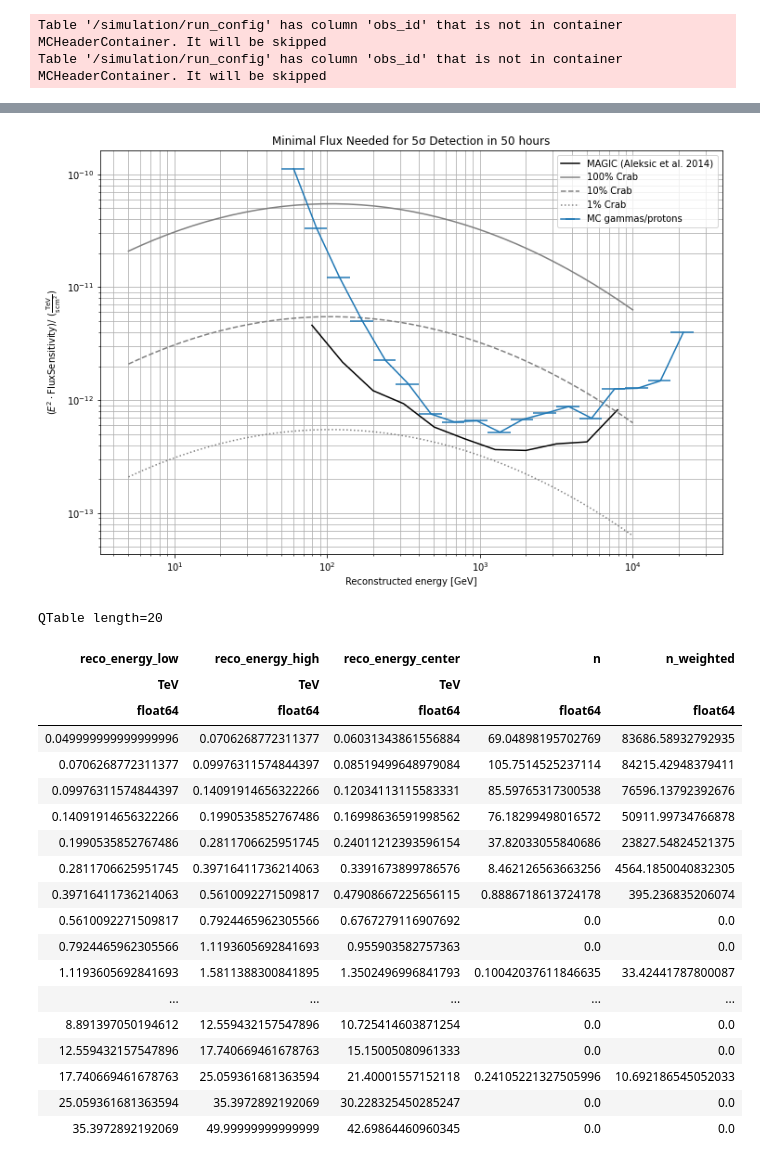
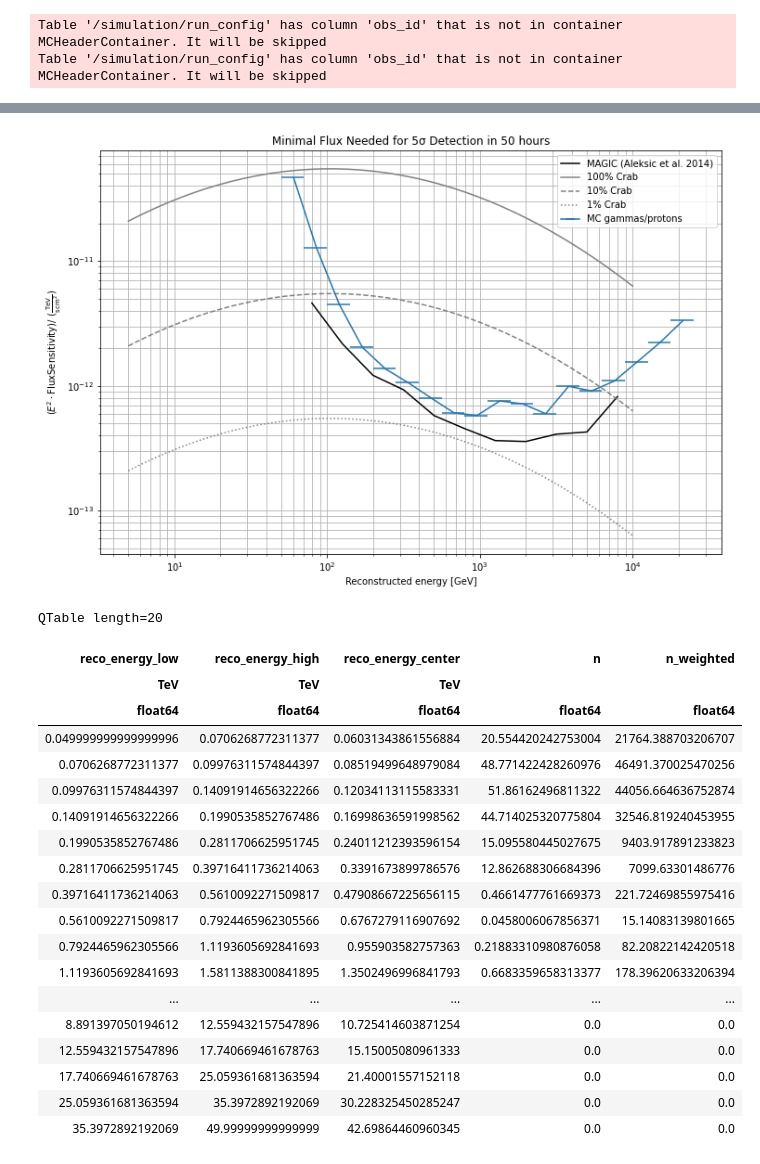
Before and after one commit to cta-sst-1m/cta-lstchain, a Jupyter notebook: lstchain/scripts/proposed_chain/scripts/compute_sensitivity/mabel/standard_notebook.ipynb, the cells around one changed output, grey strips where cells are left out. Cells and saved outputs as stored; diff of their text form; code cells hidden in the pictures.

```diff
--- a/lstchain/scripts/proposed_chain/scripts/compute_sensitivity/mabel/standard_notebook.ipynb
+++ b/lstchain/scripts/proposed_chain/scripts/compute_sensitivity/mabel/standard_notebook.ipynb
@@ -139,9 +138,14 @@ EMAX=50  #TeV
 INTENSITY_CUT = 100
 LEAKAGE2_CUT = 0.2
 # %%
-path_to_data = '/fefs/aswg/workspace/david.miranda/data/prod5/dl2/lstchain_v.0.6.3/mono-lst-sipm-pmma-3ns/50.50/intensity_200_leakage_0.2'
+# --dl2_gamma_test /Users/davidsudm/Desktop/dl2_files/data/dl2_gamma_on_merge.h5
+# --dl2_proton_test /Users/davidsudm/Desktop/dl2_files/data/dl2_proton_merge_test.h5
+# --output_dir /Users/davidsudm/Desktop/dl2_files/david
+# --intensity_cut 200 --leakage_cut 0.2
 
-file_gammas = os.path.join(path_to_data, 'dl2_gamma_on_merge_test.h5')
+path_to_data = '/Users/davidsudm/Desktop/dl2_files/data/'
+
+file_gammas = os.path.join(path_to_data, 'dl2_gamma_on_merge.h5')
 file_protons = os.path.join(path_to_data, 'dl2_proton_merge_test.h5')
 
 #file_on = "/home/queenmab/DATA/LST/ON/Run2007_on.h5"
@@ -342,35 +347,35 @@ e = sensitivity_mc['reco_energy_center']
 
 s_mc = (e**2 * sensitivity_mc['flux_sensitivity'])
 
 plt.errorbar(
     e.to_value(u.GeV),
     s_mc.to_value(unit),
     xerr=(sensitivity_mc['reco_energy_high'] - sensitivity_mc['reco_energy_low']).to_value(u.GeV) / 2,
     label='MC gammas/protons',
     )
 
 #Plot magic sensitivity
-s = np.loadtxt('/home/david.miranda/software/cta-lstchain_v.0.6.3/lstchain/spectra/data/magic_sensitivity.txt', skiprows = 1)
+s = np.loadtxt('/Users/davidsudm/software/cta-lstchain_sipm.v.0.6.3/lstchain/spectra/data/magic_sensitivity.txt', skiprows = 1)
 ax.loglog(s[:,0], s[:,3] * np.power(s[:,0]/ 1e3, 2),
               color = 'black', label = 'MAGIC (Aleksic et al. 2014)')
 
 #Plot Crab SED
 plot_utils.plot_Crab_SED(ax, 100, 5*u.GeV, 1e4*u.GeV, label="100% Crab") #Energy in GeV
 plot_utils.plot_Crab_SED(ax, 10, 5*u.GeV, 1e4*u.GeV, linestyle='--', label="10% Crab") #Energy in GeV
 plot_utils.plot_Crab_SED(ax, 1, 5*u.GeV, 1e4*u.GeV, linestyle=':', label="1% Crab") #Energy in GeV
 
 
 # Style settings
 plt.title('Minimal Flux Needed for 5σ Detection in 50 hours')
 plt.xscale("log")
 plt.yscale("log")
 plt.xlabel("Reconstructed energy [GeV]")
 plt.ylabel(rf"$(E^2 \cdot \mathrm{{Flux Sensitivity}}) /$ ({unit.to_string('latex')})")
 plt.grid(which="both")
 plt.legend()
 plt.show()
 # %% [output]
-[figure, old version]
+[figure, new version]
 # %%
 proton_hist
 # %% [output]
@@ -378,20 +383,20 @@ QTable length=20
 | reco_energy_low | reco_energy_high | reco_energy_center | n | n_weighted |
 | TeV | TeV | TeV |  |  |
 | float64 | float64 | float64 | float64 | float64 |
-| 0.049999999999999996 | 0.0706268772311377 | 0.06031343861556884 | 69.04898195702769 | 83686.58932792935 |
-| 0.0706268772311377 | 0.09976311574844397 | 0.08519499648979084 | 105.7514525237114 | 84215.42948379411 |
-| 0.09976311574844397 | 0.14091914656322266 | 0.12034113115583331 | 85.59765317300538 | 76596.13792392676 |
-| 0.14091914656322266 | 0.1990535852767486 | 0.16998636591998562 | 76.18299498016572 | 50911.99734766878 |
-| 0.1990535852767486 | 0.2811706625951745 | 0.24011212393596154 | 37.82033055840686 | 23827.54824521375 |
-| 0.2811706625951745 | 0.39716411736214063 | 0.3391673899786576 | 8.462126563663256 | 4564.1850040832305 |
-| 0.39716411736214063 | 0.5610092271509817 | 0.47908667225656115 | 0.8886718613724178 | 395.236835206074 |
-| 0.5610092271509817 | 0.7924465962305566 | 0.6767279116907692 | 0.0 | 0.0 |
-| 0.7924465962305566 | 1.1193605692841693 | 0.955903582757363 | 0.0 | 0.0 |
-| 1.1193605692841693 | 1.5811388300841895 | 1.3502496996841793 | 0.10042037611846635 | 33.42441787800087 |
+| 0.049999999999999996 | 0.0706268772311377 | 0.06031343861556884 | 20.554420242753004 | 21764.388703206707 |
+| 0.0706268772311377 | 0.09976311574844397 | 0.08519499648979084 | 48.771422428260976 | 46491.370025470256 |
+| 0.09976311574844397 | 0.14091914656322266 | 0.12034113115583331 | 51.86162496811322 | 44056.664636752874 |
+| 0.14091914656322266 | 0.1990535852767486 | 0.16998636591998562 | 44.714025320775804 | 32546.819240453955 |
+| 0.1990535852767486 | 0.2811706625951745 | 0.24011212393596154 | 15.095580445027675 | 9403.917891233823 |
+| 0.2811706625951745 | 0.39716411736214063 | 0.3391673899786576 | 12.862688306684396 | 7099.63301486776 |
+| 0.39716411736214063 | 0.5610092271509817 | 0.47908667225656115 | 0.4661477761669373 | 221.72469855975416 |
+| 0.5610092271509817 | 0.7924465962305566 | 0.6767279116907692 | 0.0458006067856371 | 15.14083139801665 |
+| 0.7924465962305566 | 1.1193605692841693 | 0.955903582757363 | 0.21883310980876058 | 82.20822142420518 |
+| 1.1193605692841693 | 1.5811388300841895 | 1.3502496996841793 | 0.6683359658313377 | 178.39620633206394 |
 | ... | ... | ... | ... | ... |
 | 8.891397050194612 | 12.559432157547896 | 10.725414603871254 | 0.0 | 0.0 |
 | 12.559432157547896 | 17.740669461678763 | 15.15005080961333 | 0.0 | 0.0 |
-| 17.740669461678763 | 25.059361681363594 | 21.40001557152118 | 0.24105221327505996 | 10.692186545052033 |
+| 17.740669461678763 | 25.059361681363594 | 21.40001557152118 | 0.0 | 0.0 |
 | 25.059361681363594 | 35.3972892192069 | 30.228325450285247 | 0.0 | 0.0 |
 | 35.3972892192069 | 49.99999999999999 | 42.69864460960345 | 0.0 | 0.0 |
 # %%
```
Also changed, not shown: parts of 8 cells of this notebook, 10 other files.
